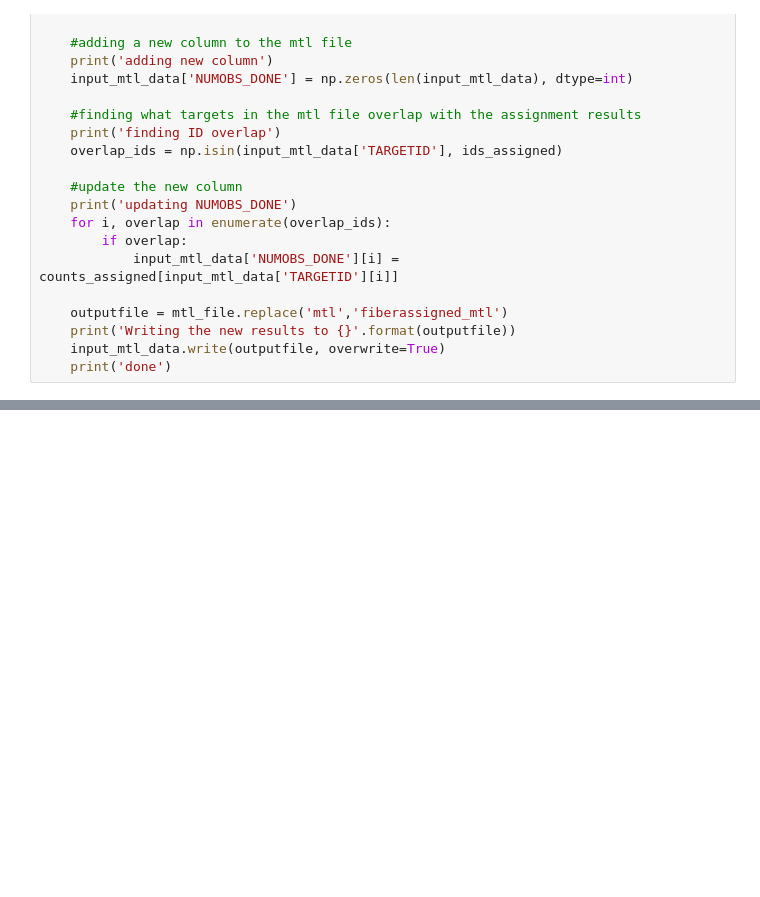
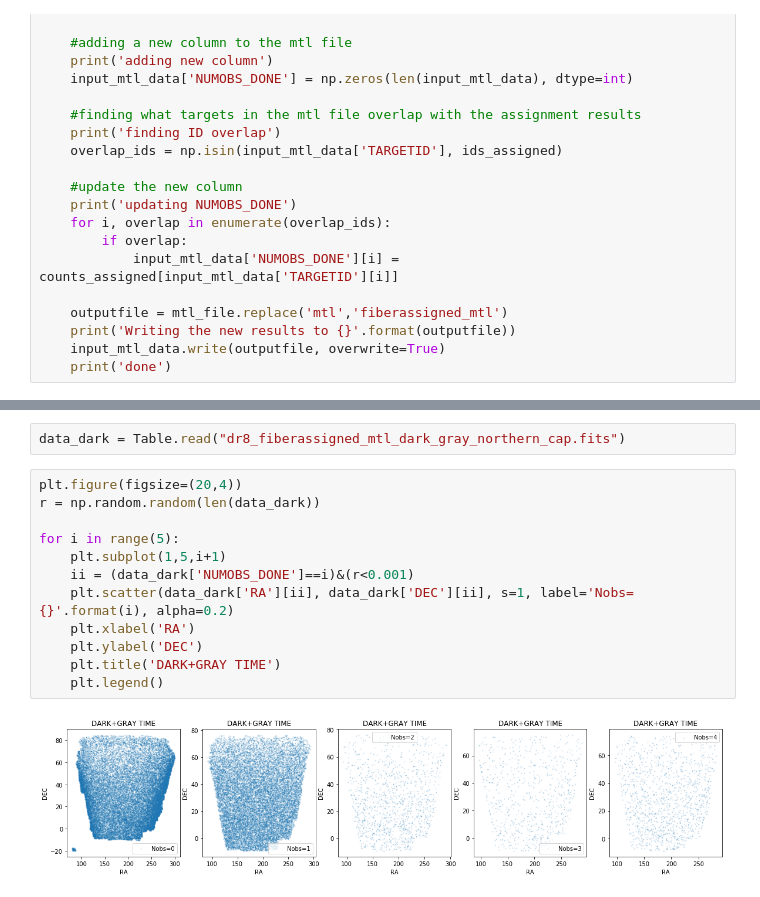
Before and after one commit to forero/fiberassign_explore, a Jupyter notebook: gather_DR8.ipynb, the cells around one changed output, grey strips where cells are left out. Drawn from its saved outputs; the diff is of its cells as text; blank space fills up the shorter version.

```diff
--- a/gather_DR8.ipynb
+++ b/gather_DR8.ipynb
@@ -78,0 +163,16 @@ count_numobs_done("bright_fiberassign/", "dr8_mtl_bright.fits")
+# %%
+data_dark = Table.read("dr8_fiberassigned_mtl_dark_gray_northern_cap.fits")
+# %%
+plt.figure(figsize=(20,4))
+r = np.random.random(len(data_dark))
+
+for i in range(5):
+    plt.subplot(1,5,i+1)
+    ii = (data_dark['NUMOBS_DONE']==i)&(r<0.001)
+    plt.scatter(data_dark['RA'][ii], data_dark['DEC'][ii], s=1, label='Nobs={}'.format(i), alpha=0.2)
+    plt.xlabel('RA')
+    plt.ylabel('DEC')
+    plt.title('DARK+GRAY TIME')
+    plt.legend()
+# %% [output]
+[figure, added]
```
Also changed, not shown: parts of 6 cells of this notebook.
